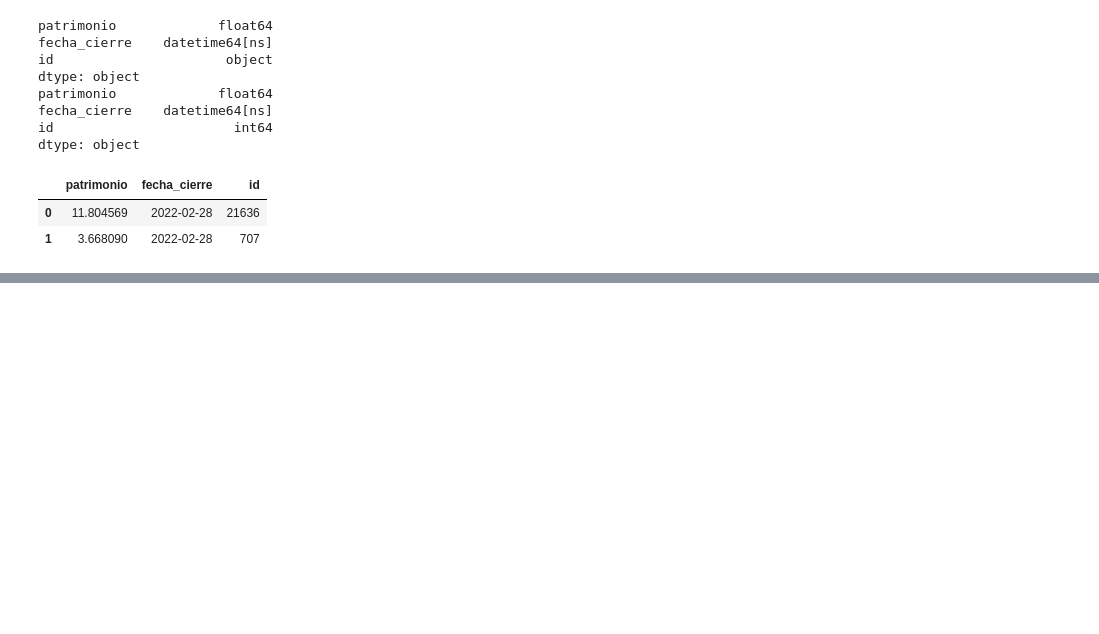
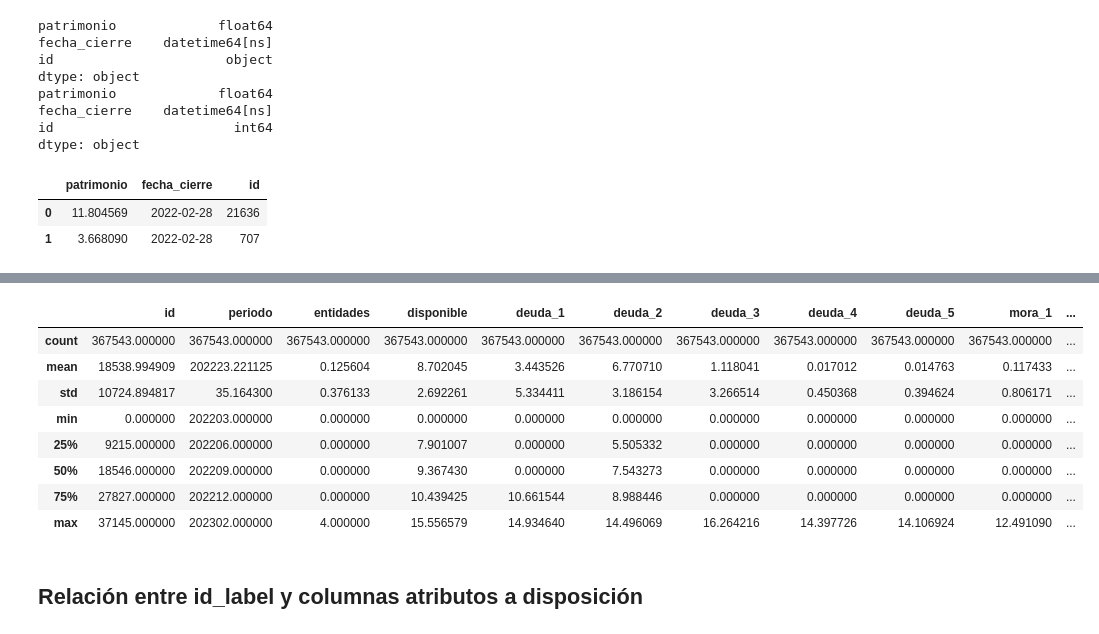
Before and after one commit to rolftb/fuga-clientes-insitucion-finaciera, a Jupyter notebook: Desarrollo.ipynb, the cells around one changed output, grey strips where cells are left out. Saved outputs shown, nothing was run; the diff lists cells and outputs as text; code cells hidden in the pictures; blank space fills up the shorter version.

```diff
--- a/Desarrollo.ipynb
+++ b/Desarrollo.ipynb
@@ -298,0 +578,14 @@ Timestamp('2023-02-28 00:00:00')
+# %%
+deudas.describe(include="all")
+# %% [output]
+|  | id | periodo | entidades | disponible | deuda_1 | deuda_2 | deuda_3 | deuda_4 | deuda_5 | mora_1 | ... |
+| count | 367543.000000 | 367543.000000 | 367543.000000 | 367543.000000 | 367543.000000 | 367543.000000 | 367543.000000 | 367543.000000 | 367543.000000 | 367543.000000 | ... |
+| mean | 18538.994909 | 202223.221125 | 0.125604 | 8.702045 | 3.443526 | 6.770710 | 1.118041 | 0.017012 | 0.014763 | 0.117433 | ... |
+| std | 10724.894817 | 35.164300 | 0.376133 | 2.692261 | 5.334411 | 3.186154 | 3.266514 | 0.450368 | 0.394624 | 0.806171 | ... |
+| min | 0.000000 | 202203.000000 | 0.000000 | 0.000000 | 0.000000 | 0.000000 | 0.000000 | 0.000000 | 0.000000 | 0.000000 | ... |
+| 25% | 9215.000000 | 202206.000000 | 0.000000 | 7.901007 | 0.000000 | 5.505332 | 0.000000 | 0.000000 | 0.000000 | 0.000000 | ... |
+| 50% | 18546.000000 | 202209.000000 | 0.000000 | 9.367430 | 0.000000 | 7.543273 | 0.000000 | 0.000000 | 0.000000 | 0.000000 | ... |
+| 75% | 27827.000000 | 202212.000000 | 0.000000 | 10.439425 | 10.661544 | 8.988446 | 0.000000 | 0.000000 | 0.000000 | 0.000000 | ... |
+| max | 37145.000000 | 202302.000000 | 4.000000 | 15.556579 | 14.934640 | 14.496069 | 16.264216 | 14.397726 | 14.106924 | 12.491090 | ... |
+# %% [markdown]
+## Relación entre id_label y columnas atributos a disposición
```
Also changed, not shown: parts of 28 cells of this notebook.
